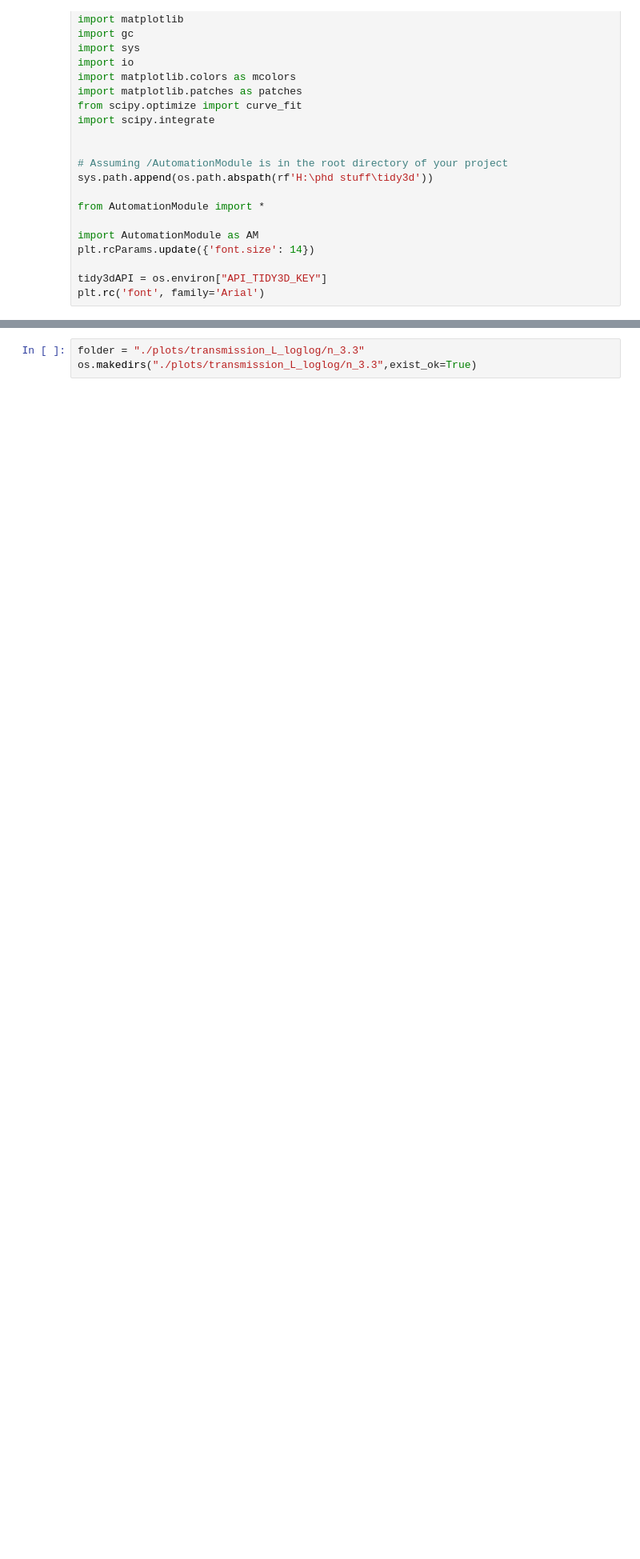
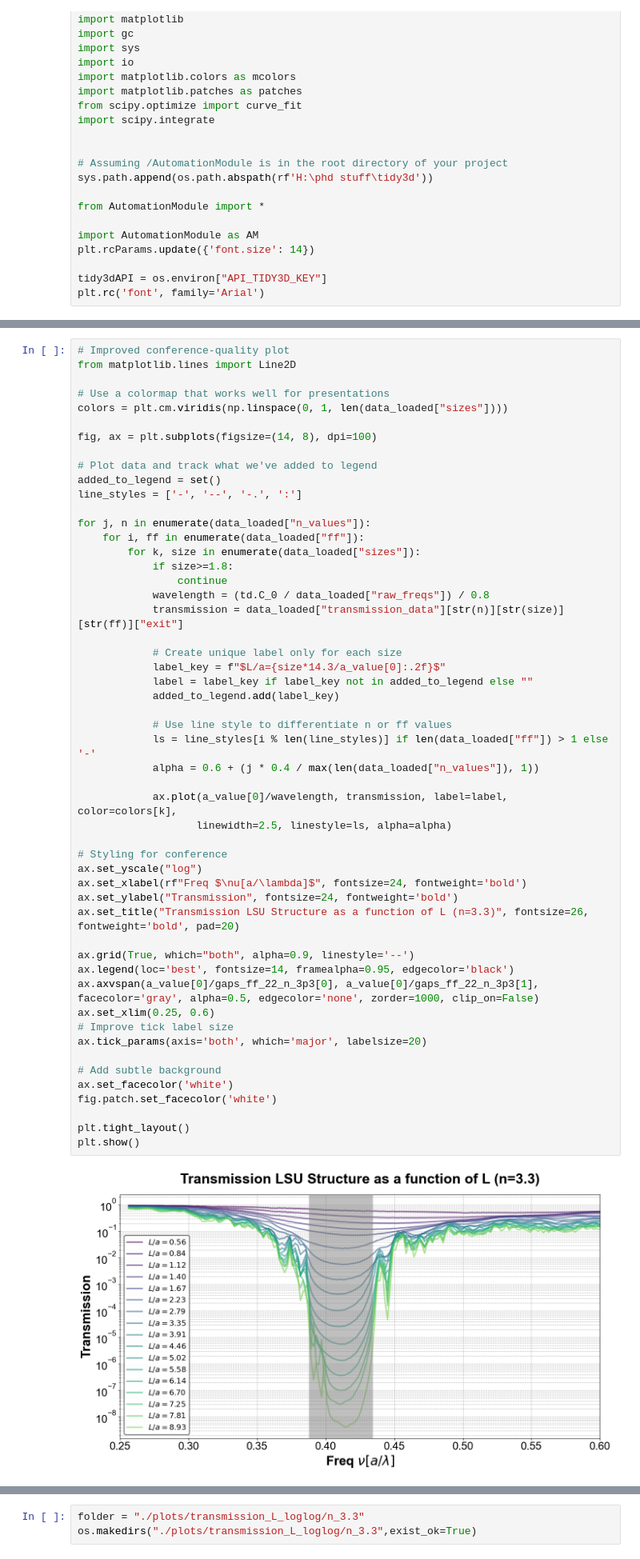
Before and after one commit to fhernandez93/LoadingPermittivityDistToSlabTransmission, a Jupyter notebook: Notebooks/LSU Project/20251001_LSU_Localization_Tests/20251029_T(L)/20250618 Transmission Analysis.ipynb, the cells around one changed output, grey strips where cells are left out. Shown at 80% size. Cells and saved outputs as stored; diff of their text form; blank space fills up the shorter version.

```diff
--- a/Notebooks/LSU Project/20251001_LSU_Localization_Tests/20251029_T(L)/20250618 Transmission Analysis.ipynb
+++ b/Notebooks/LSU Project/20251001_LSU_Localization_Tests/20251029_T(L)/20250618 Transmission Analysis.ipynb
@@ -46,0 +63,54 @@ data_loaded.keys()
+# %%
+# Improved conference-quality plot
+from matplotlib.lines import Line2D
+
+# Use a colormap that works well for presentations
+colors = plt.cm.viridis(np.linspace(0, 1, len(data_loaded["sizes"])))
+
+fig, ax = plt.subplots(figsize=(14, 8), dpi=100)
+
+# Plot data and track what we've added to legend
+added_to_legend = set()
+line_styles = ['-', '--', '-.', ':']
+
+for j, n in enumerate(data_loaded["n_values"]):
+    for i, ff in enumerate(data_loaded["ff"]):
+        for k, size in enumerate(data_loaded["sizes"]):
+            if size>=1.8:
+                continue
+            wavelength = (td.C_0 / data_loaded["raw_freqs"]) / 0.8
+            transmission = data_loaded["transmission_data"][str(n)][str(size)][str(ff)]["exit"]
+
+            # Create unique label only for each size
+            label_key = f"$L/a={size*14.3/a_value[0]:.2f}$"
+            label = label_key if label_key not in added_to_legend else ""
+            added_to_legend.add(label_key)
+
+            # Use line style to differentiate n or ff values
+            ls = line_styles[i % len(line_styles)] if len(data_loaded["ff"]) > 1 else '-'
+            alpha = 0.6 + (j * 0.4 / max(len(data_loaded["n_values"]), 1))
+
+            ax.plot(a_value[0]/wavelength, transmission, label=label, color=colors[k],
+                   linewidth=2.5, linestyle=ls, alpha=alpha)
+
+# Styling for conference
+ax.set_yscale("log")
+ax.set_xlabel(rf"Freq $\nu[a/\lambda]$", fontsize=24, fontweight='bold')
+ax.set_ylabel("Transmission", fontsize=24, fontweight='bold')
+ax.set_title("Transmission LSU Structure as a function of L (n=3.3)", fontsize=26, fontweight='bold', pad=20)
+
+ax.grid(True, which="both", alpha=0.9, linestyle='--')
+ax.legend(loc='best', fontsize=14, framealpha=0.95, edgecolor='black')
+ax.axvspan(a_value[0]/gaps_ff_22_n_3p3[0], a_value[0]/gaps_ff_22_n_3p3[1], facecolor='gray', alpha=0.5, edgecolor='none', zorder=1000, clip_on=False)
+ax.set_xlim(0.25, 0.6)
+# Improve tick label size
+ax.tick_params(axis='both', which='major', labelsize=20)
+
+# Add subtle background
+ax.set_facecolor('white')
+fig.patch.set_facecolor('white')
+
+plt.tight_layout()
+plt.show()
+# %% [output]
+[figure, added]
```
Also changed, not shown: parts of 31 cells of this notebook, 24 other files.
